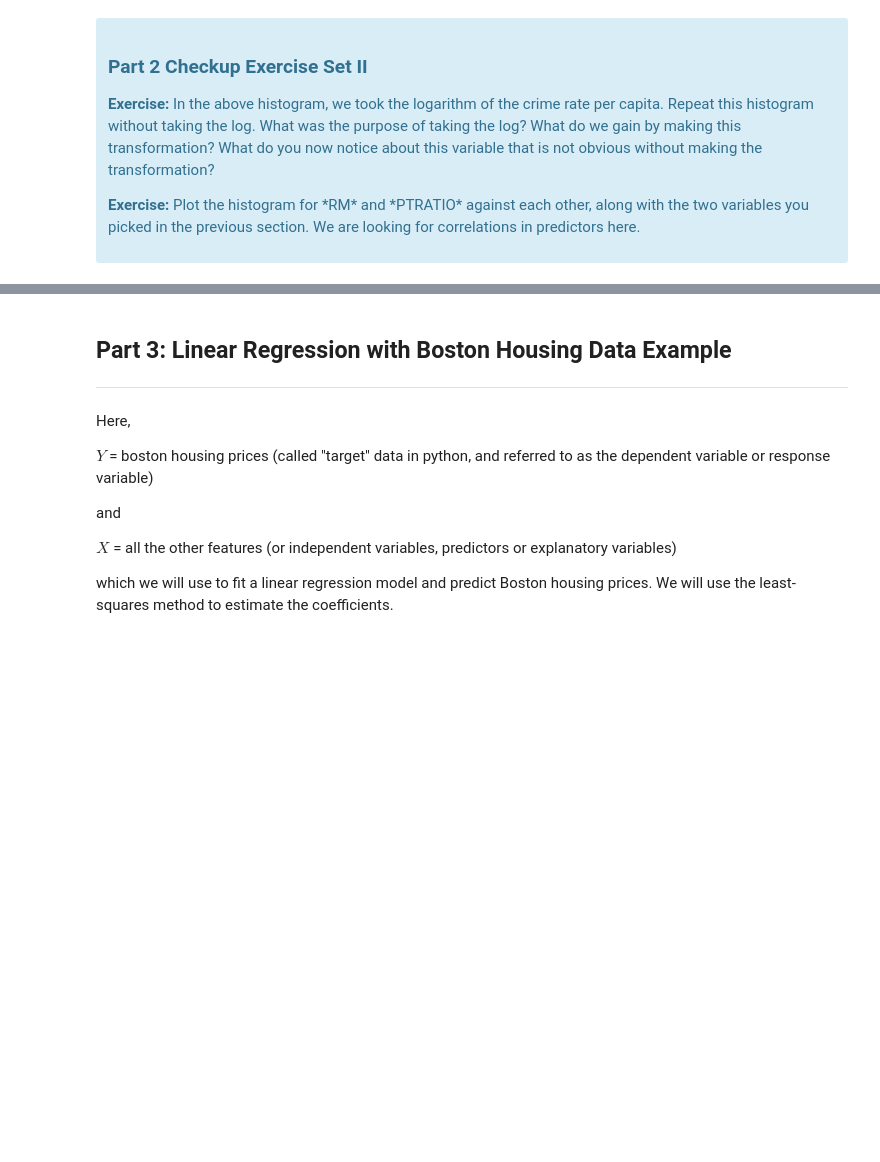
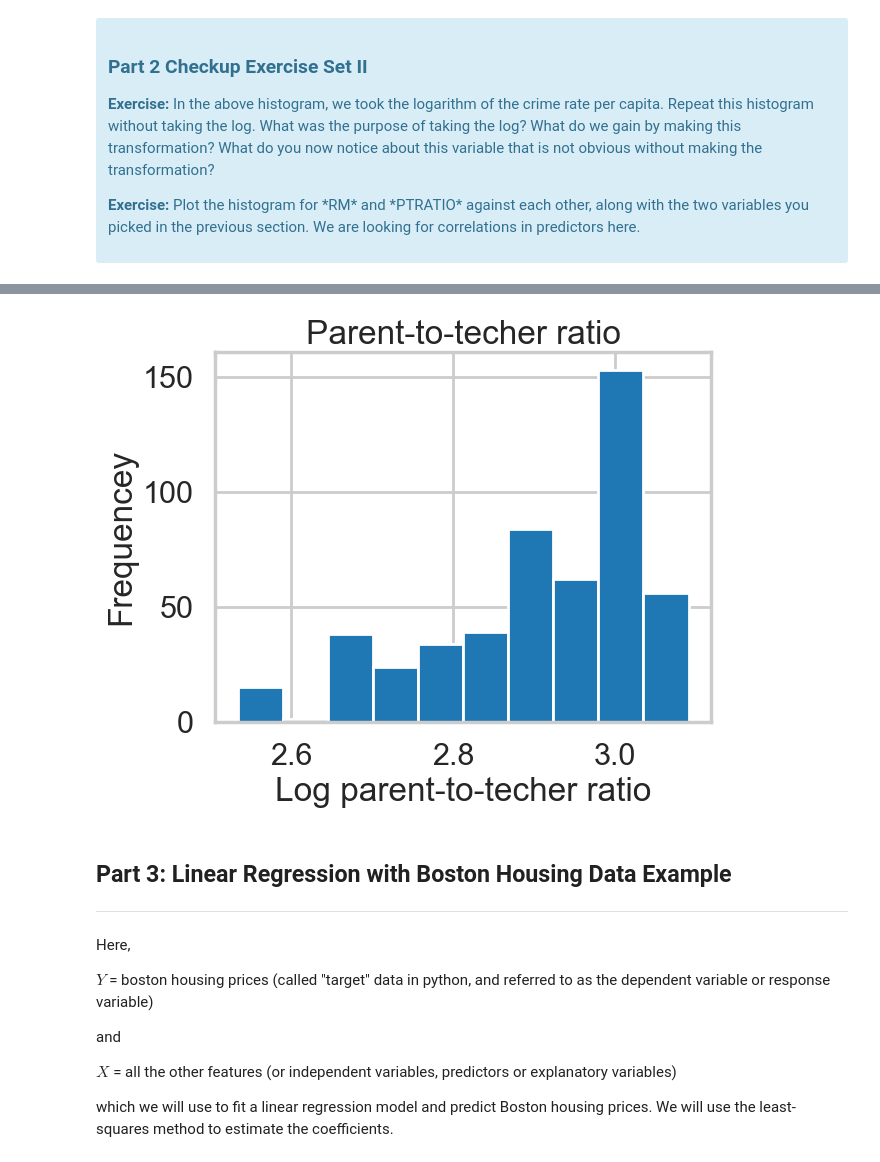
Before and after one commit to jonnross88/Springboard, a Jupyter notebook: u11_python_statistics_in_EDA/Linear Regression Case Study/Mini_Project_Linear_Regression.ipynb, the cells around one changed output, grey strips where cells are left out. Saved outputs shown, nothing was run; the diff lists cells and outputs as text; code cells hidden in the pictures; blank space fills up the shorter version.

```diff
--- a/u11_python_statistics_in_EDA/Linear Regression Case Study/Mini_Project_Linear_Regression.ipynb
+++ b/u11_python_statistics_in_EDA/Linear Regression Case Study/Mini_Project_Linear_Regression.ipynb
@@ -255,3 +377,11 @@ plt.show()
+# %%
+plt.hist(np.log(bos.PTRATIO))
+plt.title("Parent-to-techer ratio")
+plt.xlabel("Log parent-to-techer ratio")
+plt.ylabel("Frequencey")
+plt.show()
+# %% [output]
+[figure, added]
 # %% [markdown]
 ## Part 3: Linear Regression with Boston Housing Data Example
 ***
```
Also changed, not shown: parts of 44 cells of this notebook, 3 other files.
